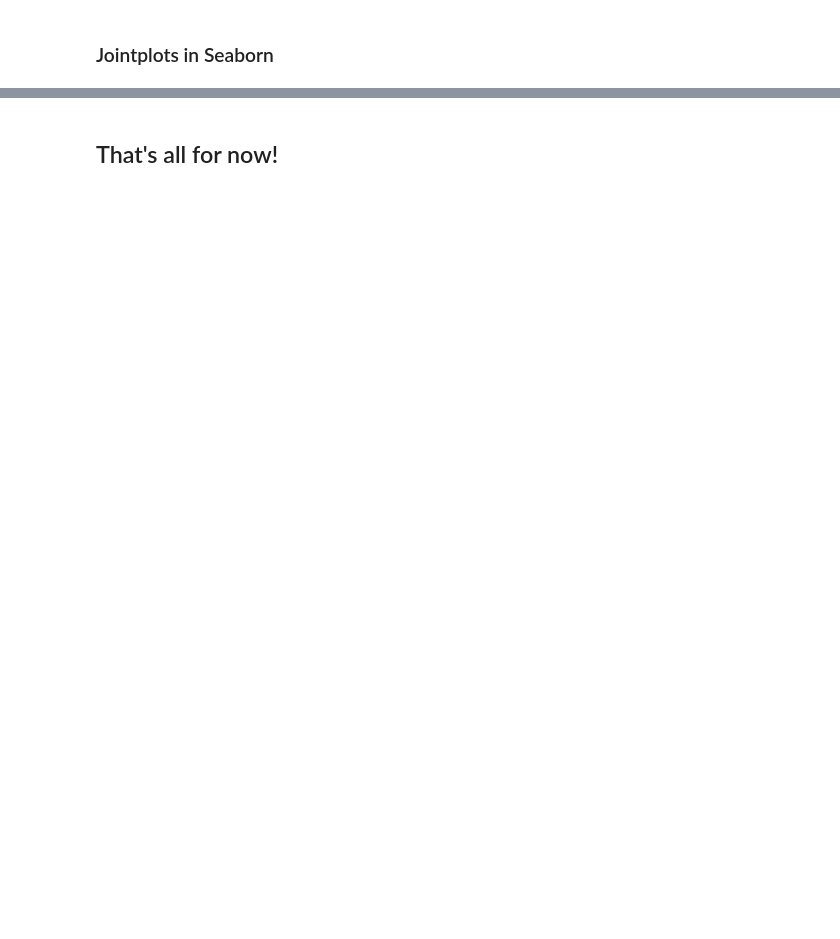
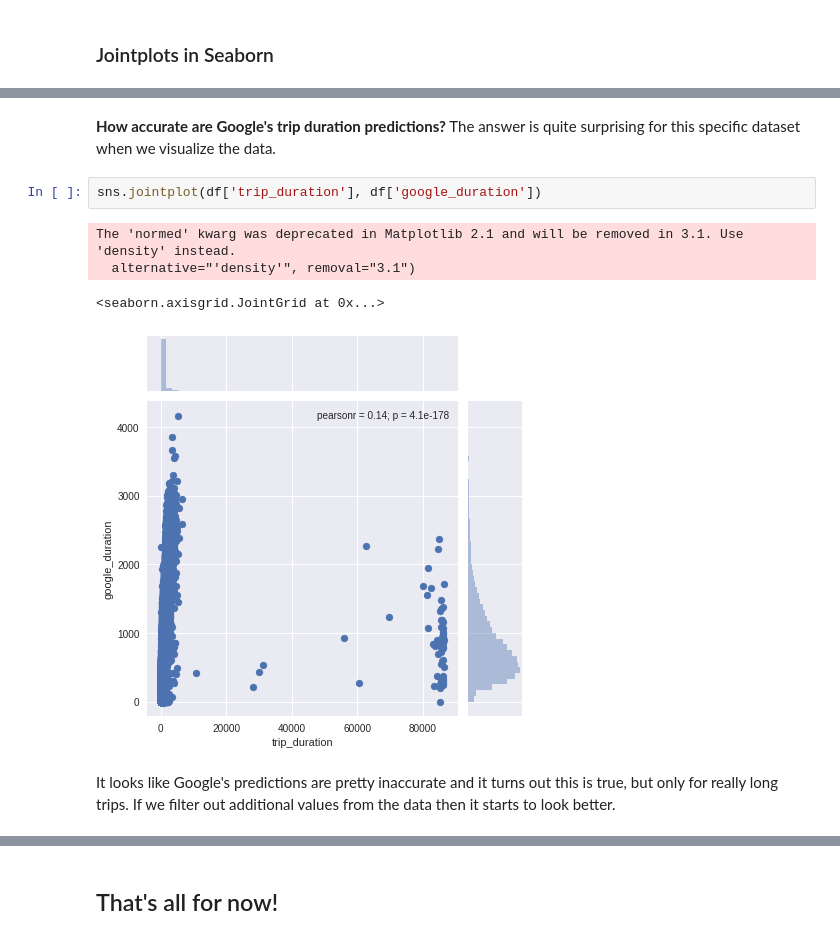
Before and after one commit to aisutd/Workshop1Spring19, a Jupyter notebook: AIS Workshop 1.ipynb, the cells around one changed output, grey strips where cells are left out. Cells and saved outputs as stored; diff of their text form; blank space fills up the shorter version.

```diff
--- a/AIS Workshop 1.ipynb
+++ b/AIS Workshop 1.ipynb
@@ -689,0 +758,12 @@ The 'normed' kwarg was deprecated in Matplotlib 2.1 and will be removed in 3.1.
+# %% [markdown]
+**How accurate are Google's trip duration predictions?**
+The answer is quite surprising for this specific dataset when we visualize the data.
+# %%
+sns.jointplot(df['trip_duration'], df['google_duration'])
+# %% [output]
+The 'normed' kwarg was deprecated in Matplotlib 2.1 and will be removed in 3.1. Use 'density' instead.
+  alternative="'density'", removal="3.1")
+<seaborn.axisgrid.JointGrid at 0x...>
+[figure, added]
+# %% [markdown]
+It looks like Google's predictions are pretty inaccurate and it turns out this is true, but only for really long trips. If we filter out additional values from the data then it starts to look better.
```
Also changed, not shown: parts of 33 cells of this notebook.
